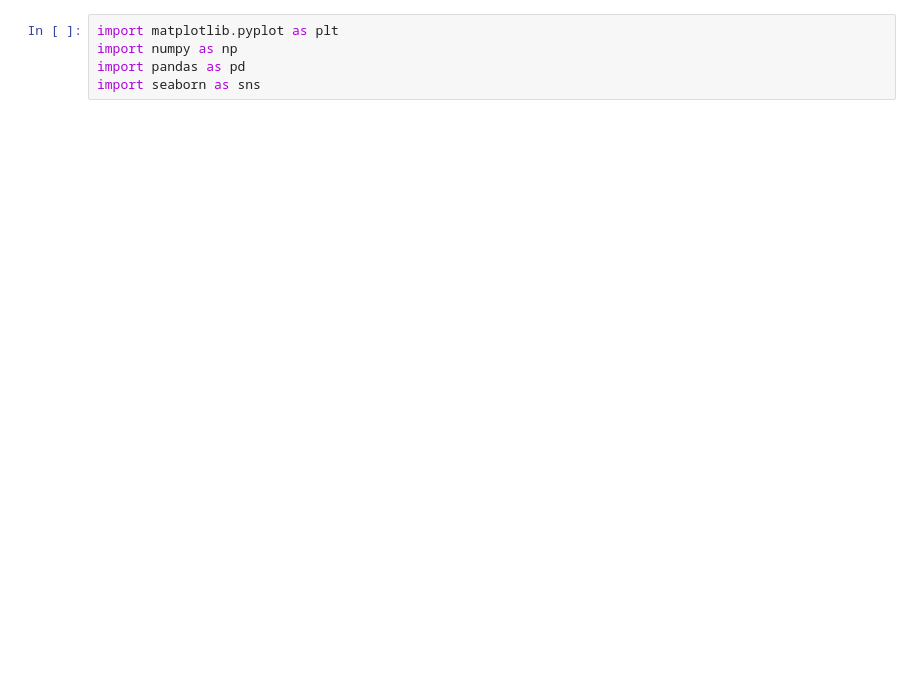
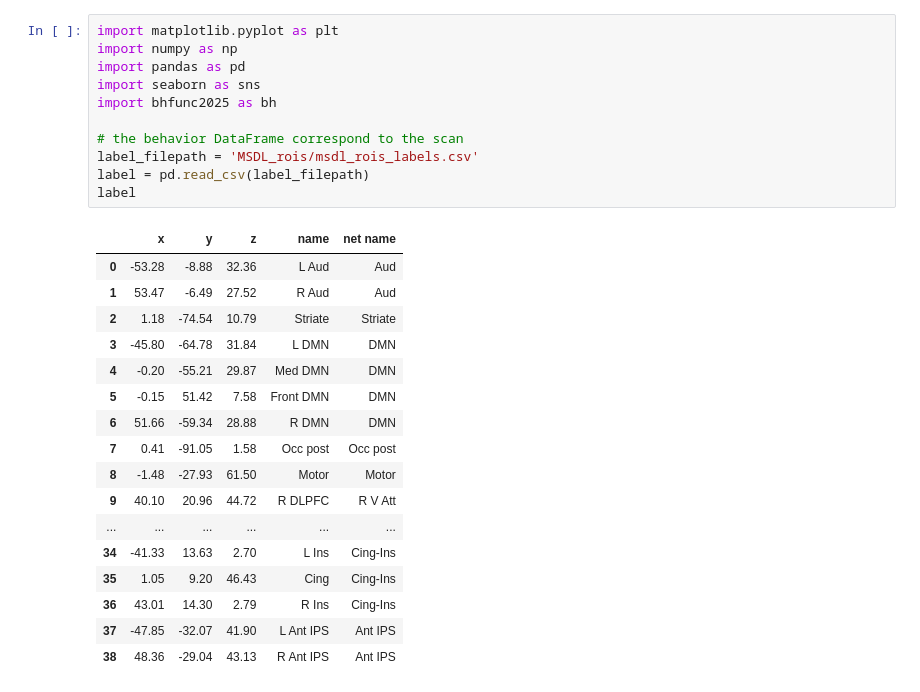
Before and after one commit to SkyStream5240/brainhack2025, a Jupyter notebook: resultplotting.ipynb, the cells around one changed output. Cells and saved outputs as stored; diff of their text form; blank space fills up the shorter version.

```diff
--- a/resultplotting.ipynb
+++ b/resultplotting.ipynb
@@ -1,8 +1,32 @@
 # %%
 import matplotlib.pyplot as plt
 import numpy as np
 import pandas as pd
 import seaborn as sns
+import bhfunc2025 as bh
+
+# the behavior DataFrame correspond to the scan
+label_filepath = 'MSDL_rois/msdl_rois_labels.csv'
+label = pd.read_csv(label_filepath)
+label
+# %% [output]
+|  | x | y | z | name | net name |
+| 0 | -53.28 | -8.88 | 32.36 | L Aud | Aud |
+| 1 | 53.47 | -6.49 | 27.52 | R Aud | Aud |
+| 2 | 1.18 | -74.54 | 10.79 | Striate | Striate |
+| 3 | -45.80 | -64.78 | 31.84 | L DMN | DMN |
+| 4 | -0.20 | -55.21 | 29.87 | Med DMN | DMN |
+| 5 | -0.15 | 51.42 | 7.58 | Front DMN | DMN |
+| 6 | 51.66 | -59.34 | 28.88 | R DMN | DMN |
+| 7 | 0.41 | -91.05 | 1.58 | Occ post | Occ post |
+| 8 | -1.48 | -27.93 | 61.50 | Motor | Motor |
+| 9 | 40.10 | 20.96 | 44.72 | R DLPFC | R V Att |
+| ... | ... | ... | ... | ... | ... |
+| 34 | -41.33 | 13.63 | 2.70 | L Ins | Cing-Ins |
+| 35 | 1.05 | 9.20 | 46.43 | Cing | Cing-Ins |
+| 36 | 43.01 | 14.30 | 2.79 | R Ins | Cing-Ins |
+| 37 | -47.85 | -32.07 | 41.90 | L Ant IPS | Ant IPS |
+| 38 | 48.36 | -29.04 | 43.13 | R Ant IPS | Ant IPS |
 # %%
 data_dir = ''
 compair = ['os', 'od', 'ts', 'td']
```
Also changed, not shown: parts of 2 cells of this notebook.
